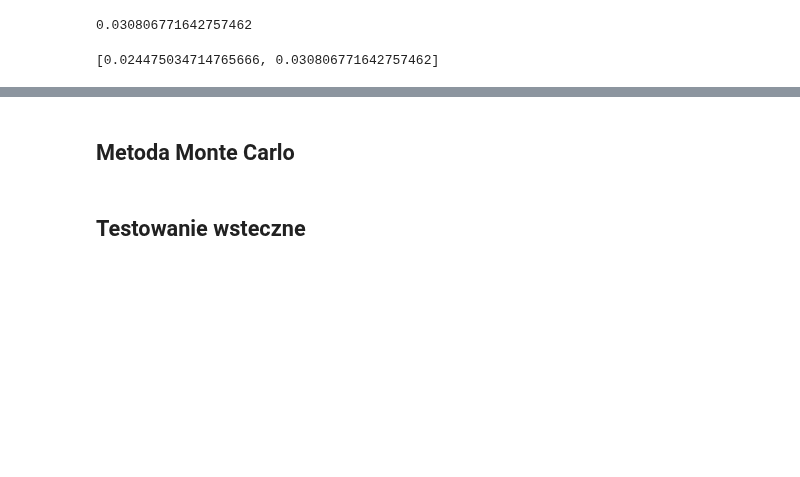
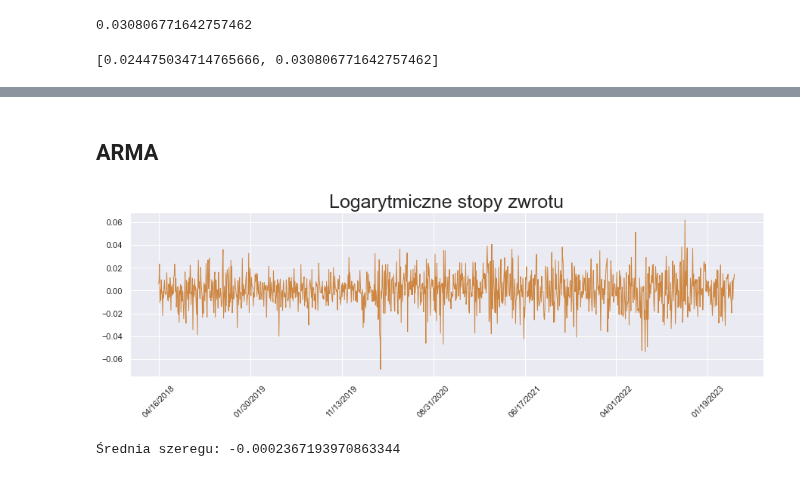
Before and after one commit to Szymex49/NVIDIA_risk_management, a Jupyter notebook: Raport_4/Wiktorowski.ipynb, the cells around one changed output, grey strips where cells are left out. Saved outputs shown, nothing was run; the diff lists cells and outputs as text; code cells hidden in the pictures; blank space fills up the shorter version.

```diff
--- a/Raport_4/Wiktorowski.ipynb
+++ b/Raport_4/Wiktorowski.ipynb
@@ -314,4 +253,2 @@ to globally set reindex to True and silence this warning.
-# %% [markdown]
-## Metoda Monte Carlo
-# %% [markdown]
-## Testowanie wsteczne
+# %% [markdown]
+## ARMA
@@ -317,0 +269,11 @@ to globally set reindex to True and silence this warning.
+# %%
+s_copper = np.array(copper['Open'].values)
+r_copper = np.log(s_copper[1:]/s_copper[:-1]) #tu są logarytmiczne stopy zwrotu
+t_copper = np.array([*range(len(r_copper))])
+draw_ret(copper, 'peru', 'Logarytmiczne stopy zwrotu')
+# %% [output]
+[figure, added]
+# %%
+print('Średnia szeregu: ' + str(np.mean(r_copper)))
+# %% [output]
+Średnia szeregu: -0.0002367193970863344
```
Also changed, not shown: parts of 24 cells of this notebook, 1 other file.
